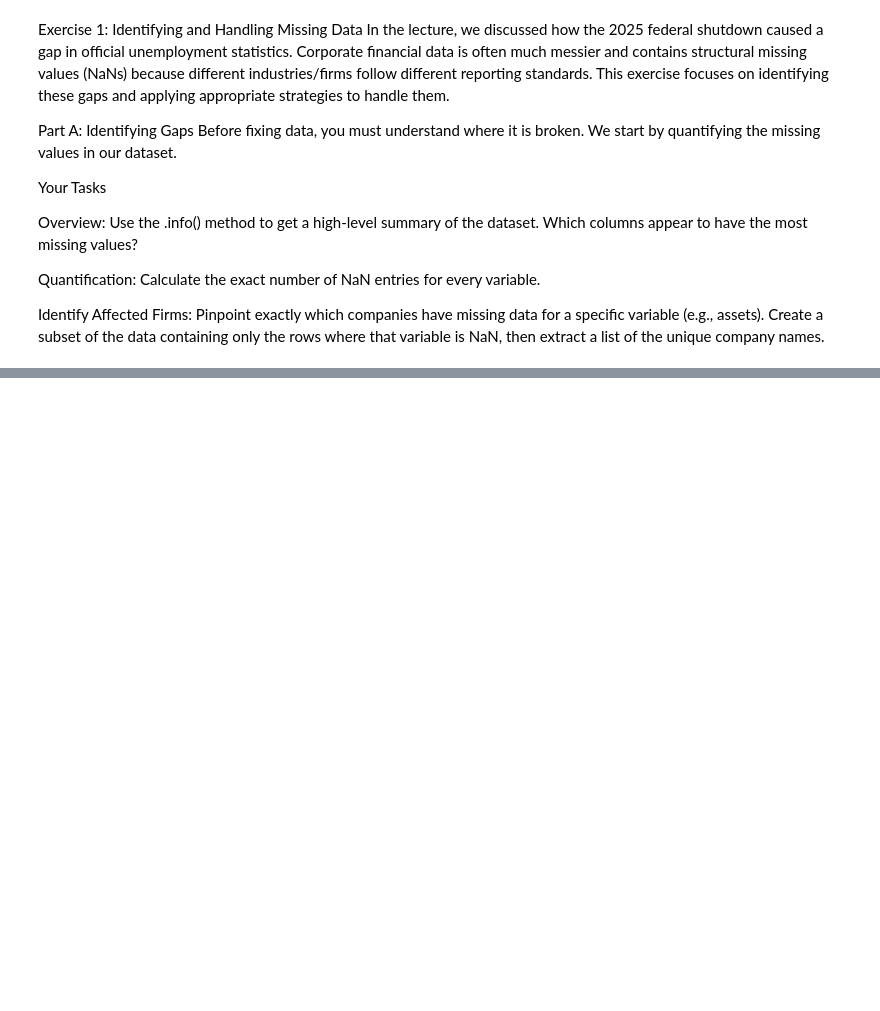
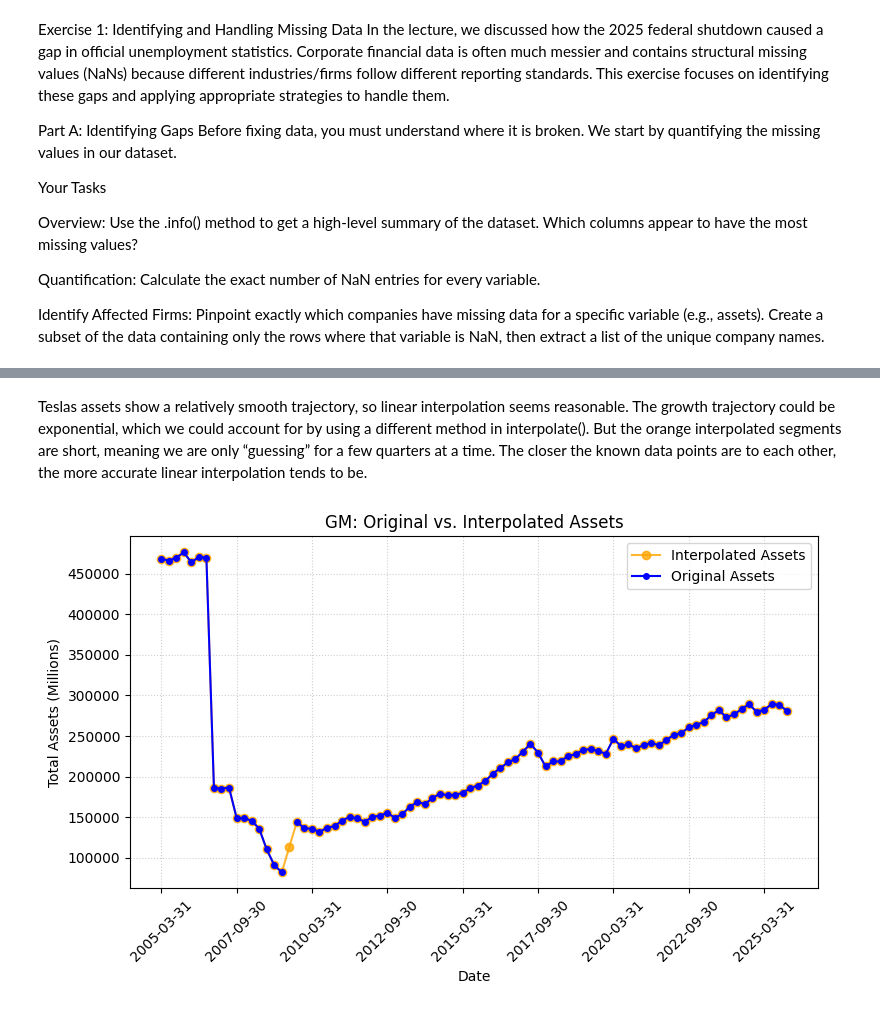
Before and after one commit to williamwuillemin/Intro-to-Progamming-Exo-6, a Jupyter notebook: Exercises_06.ipynb, the cells around one changed output, grey strips where cells are left out. Saved outputs shown, nothing was run; the diff lists cells and outputs as text; code cells hidden in the pictures; blank space fills up the shorter version.

```diff
--- a/Exercises_06.ipynb
+++ b/Exercises_06.ipynb
@@ -120,0 +338,6 @@ Identify Affected Firms: Pinpoint exactly which companies have missing data for
+# %% [markdown]
+Teslas assets show a relatively smooth trajectory, so linear interpolation seems reasonable. The growth trajectory could be exponential, which we could account for by using a different method in interpolate(). But the orange interpolated segments are short, meaning we are only “guessing” for a few quarters at a time. The closer the known data points are to each other, the more accurate linear interpolation tends to be.
+# %%
+plot_firm_assets('GM')
+# %% [output]
+[figure, added]
```
Also changed, not shown: parts of 16 cells of this notebook.
